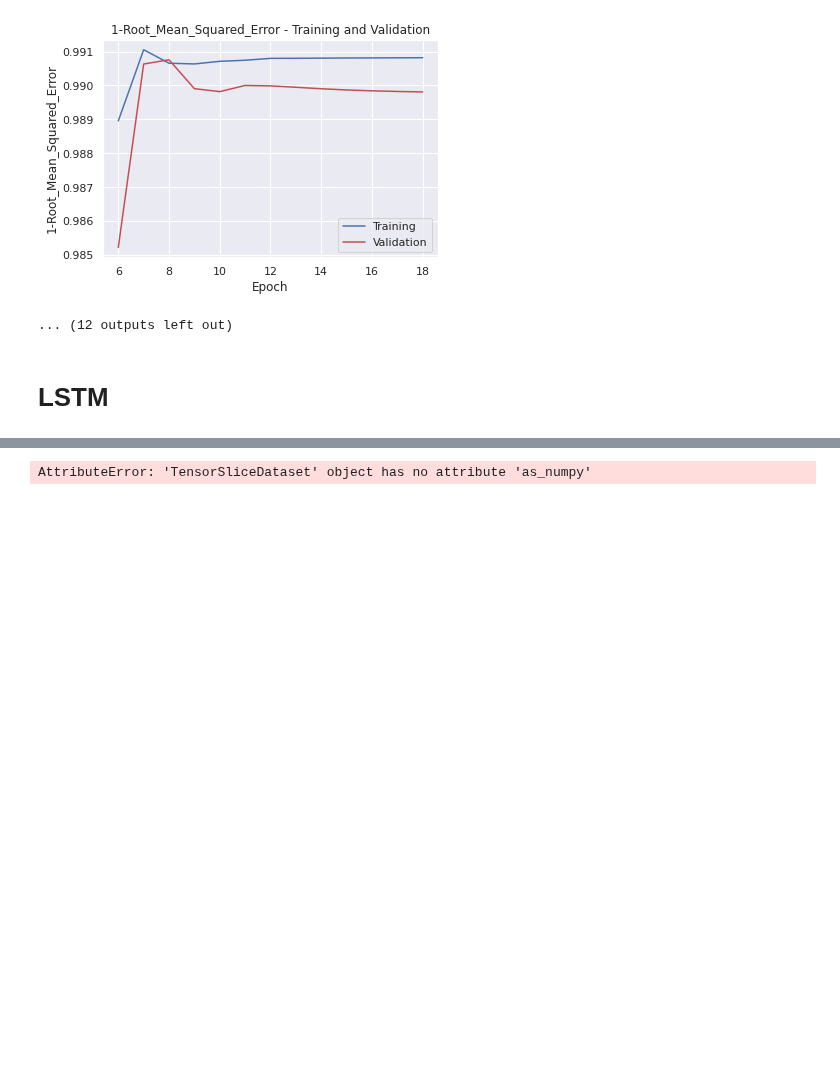
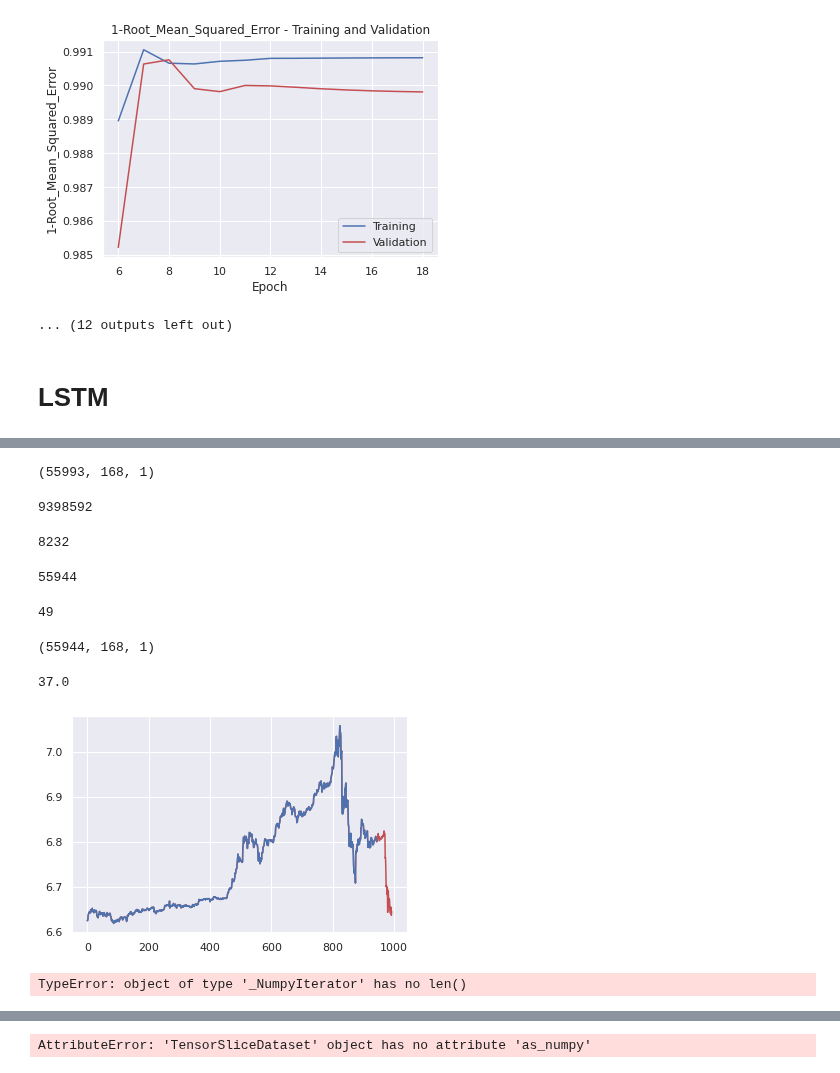
Before and after one commit to codeananda/bitcoin_price_predictor, a Jupyter notebook: price_predictor/keras_price_predictor_paperspace.ipynb, the cells around one changed output, grey strips where cells are left out. Saved outputs shown, nothing was run; the diff lists cells and outputs as text; code cells hidden in the pictures; blank space fills up the shorter version.

```diff
--- a/price_predictor/keras_price_predictor_paperspace.ipynb
+++ b/price_predictor/keras_price_predictor_paperspace.ipynb
@@ -165,0 +299,21 @@ Synced frosty-elevator-325: https://wandb.ai/theadammurphy/bitcoin_price_predict
+# %%
+X_train_log.shape
+# %% [output]
+(55993, 168, 1)
+# %%
+# Number in X_train_log if ravel=True
+9398592
+# %% [output]
+9398592
+# %%
+(55993 * 168) - 9398592
+# %% [output]
+8232
+# %%
+37 * 168 * 9
+# %% [output]
+55944
+# %%
+55993 - 55944
+# %% [output]
+49
@@ -165,0 +322,26 @@ Synced frosty-elevator-325: https://wandb.ai/theadammurphy/bitcoin_price_predict
+# %%
+f.reshape(-1, 168, 1).shape
+# %% [output]
+(55944, 168, 1)
+# %%
+55944 / (168 * 9)
+# %% [output]
+37.0
+# %%
+# I feel like there MUST be a better way to do this.
+a = tf.data.Dataset.from_tensor_slices(y_train_log)
+a_batch = a.batch(config.n_batch, drop_remainder=True)
+a_list = list(a_batch.as_numpy_iterator())
+a_numpy = np.array(a_list)
+a_flat = a_numpy.ravel()
+# %%
+plt.plot(y_train_log[55000:], 'r')
+plt.plot(a_flat[55000:], 'b')
+plt.xlim()
+plt.show()
+# %% [output]
+[figure, added]
+# %%
+len(a.batch(c).as_numpy_iterator())
+# %% [output]
+TypeError: object of type '_NumpyIterator' has no len()
```
Also changed, not shown: parts of 8 cells of this notebook.
